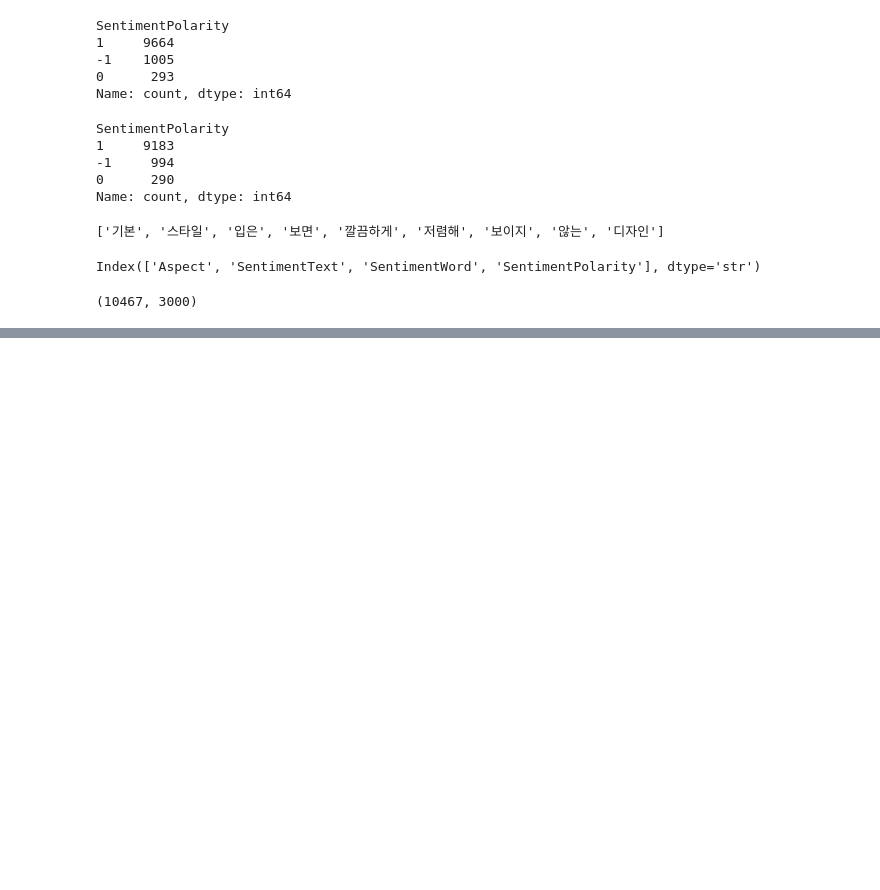
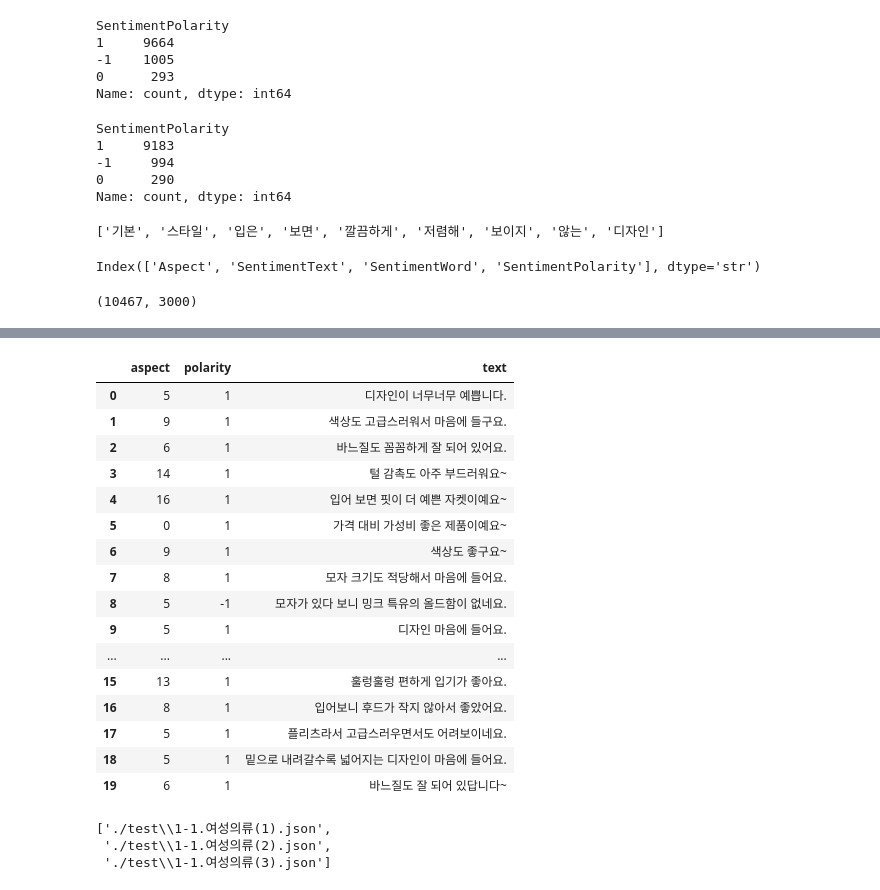
Before and after one commit to SeoYun-Y/study, a Jupyter notebook: multicampus_practice/20260604/04_review.ipynb, the cells around one changed output, grey strips where cells are left out. Saved outputs shown, nothing was run; the diff lists cells and outputs as text; code cells hidden in the pictures; blank space fills up the shorter version.

```diff
--- a/multicampus_practice/20260604/04_review.ipynb
+++ b/multicampus_practice/20260604/04_review.ipynb
@@ -205,0 +407,20 @@ svc2 = LinearSVC(class_weight='balanced', random_state=42)
+# %%
+# 쉬는시간에 확인
+
+pipe = Pipeline(
+    [
+        ('vector', vec),
+        ('model', multi_model)
+    ]
+)
+params = {
+    'model__estimator__C' : [0.8, 1.0]
+}
+grid = GridSearchCV(
+    estimator= pipe,
+    cv = cv2,
+    param_grid= params,
+    scoring= 'accuracy'
+)
+# %%
+grid.fit(X, y)
@@ -205,0 +456,2 @@ svc2 = LinearSVC(class_weight='balanced', random_state=42)
+# %%
+pred = multi_model.predict(X_vec[-20:])
@@ -205,0 +481,25 @@ svc2 = LinearSVC(class_weight='balanced', random_state=42)
+# %%
+pred_df = pd.DataFrame(
+    pred,columns = ['aspect','polarity']
+)
+pred_df['text'] = X[-20:]
+# %%
+pred_df
+# %% [output]
+|  | aspect | polarity | text |
+| 0 | 5 | 1 | 디자인이 너무너무 예쁩니다. |
+| 1 | 9 | 1 | 색상도 고급스러워서 마음에 들구요. |
+| 2 | 6 | 1 | 바느질도 꼼꼼하게 잘 되어 있어요. |
+| 3 | 14 | 1 | 털 감촉도 아주 부드러워요~ |
+| 4 | 16 | 1 | 입어 보면 핏이 더 예쁜 자켓이예요~ |
+| 5 | 0 | 1 | 가격 대비 가성비 좋은 제품이예요~ |
+| 6 | 9 | 1 | 색상도 좋구요~ |
+| 7 | 8 | 1 | 모자 크기도 적당해서 마음에 들어요. |
+| 8 | 5 | -1 | 모자가 있다 보니 밍크 특유의 올드함이 없네요. |
+| 9 | 5 | 1 | 디자인 마음에 들어요. |
+| ... | ... | ... | ... |
+| 15 | 13 | 1 | 훌렁훌렁 편하게 입기가 좋아요. |
+| 16 | 8 | 1 | 입어보니 후드가 작지 않아서 좋았어요. |
+| 17 | 5 | 1 | 플리츠라서 고급스러우면서도 어려보이네요. |
+| 18 | 5 | 1 | 밑으로 내려갈수록 넓어지는 디자인이 마음에 들어요. |
+| 19 | 6 | 1 | 바느질도 잘 되어 있답니다~ |
@@ -205,0 +511,7 @@ svc2 = LinearSVC(class_weight='balanced', random_state=42)
+# %%
+file_list = glob('./test/*.json')
+file_list
+# %% [output]
+['./test\\1-1.여성의류(1).json',
+ './test\\1-1.여성의류(2).json',
+ './test\\1-1.여성의류(3).json']
```
Also changed, not shown: parts of 56 cells of this notebook, 5 other files.
